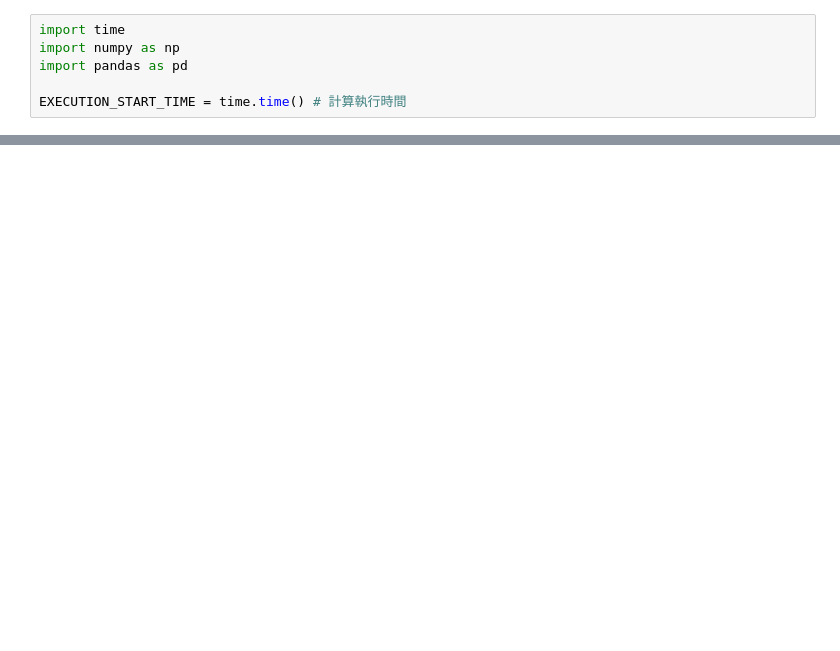
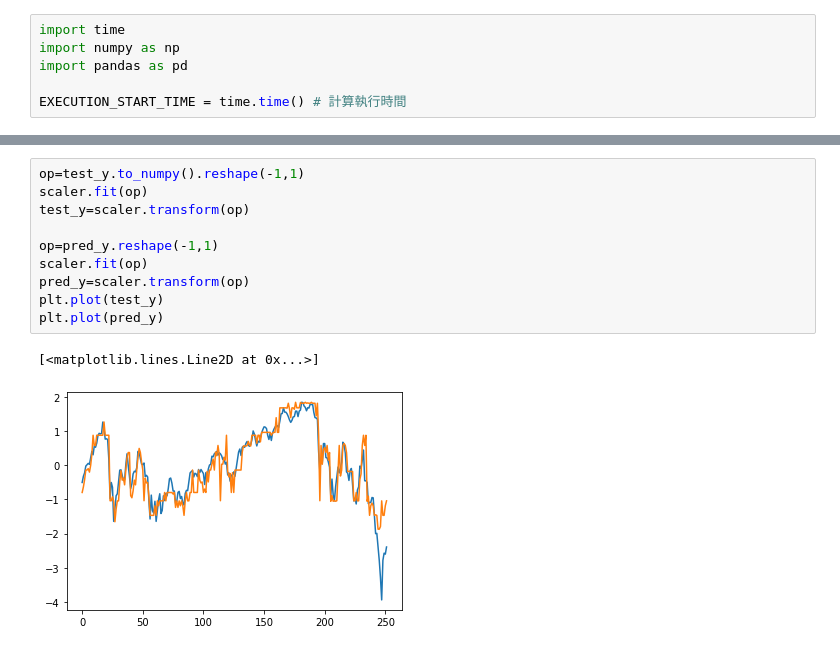
Before and after one commit to F74066307/FDA_HW3_1, a Jupyter notebook: Untitled0.ipynb, the cells around one changed output, grey strips where cells are left out. Drawn from its saved outputs; the diff is of its cells as text; blank space fills up the shorter version.

```diff
--- a/Untitled0.ipynb
+++ b/Untitled0.ipynb
@@ -154,0 +181,13 @@ plt.plot(pred_y)
+# %%
+op=test_y.to_numpy().reshape(-1,1)
+scaler.fit(op)
+test_y=scaler.transform(op)
+
+op=pred_y.reshape(-1,1)
+scaler.fit(op)
+pred_y=scaler.transform(op)
+plt.plot(test_y)
+plt.plot(pred_y)
+# %% [output]
+[<matplotlib.lines.Line2D at 0x...>]
+[figure, added]
```
Also changed, not shown: parts of 16 cells of this notebook, 1 other file.
